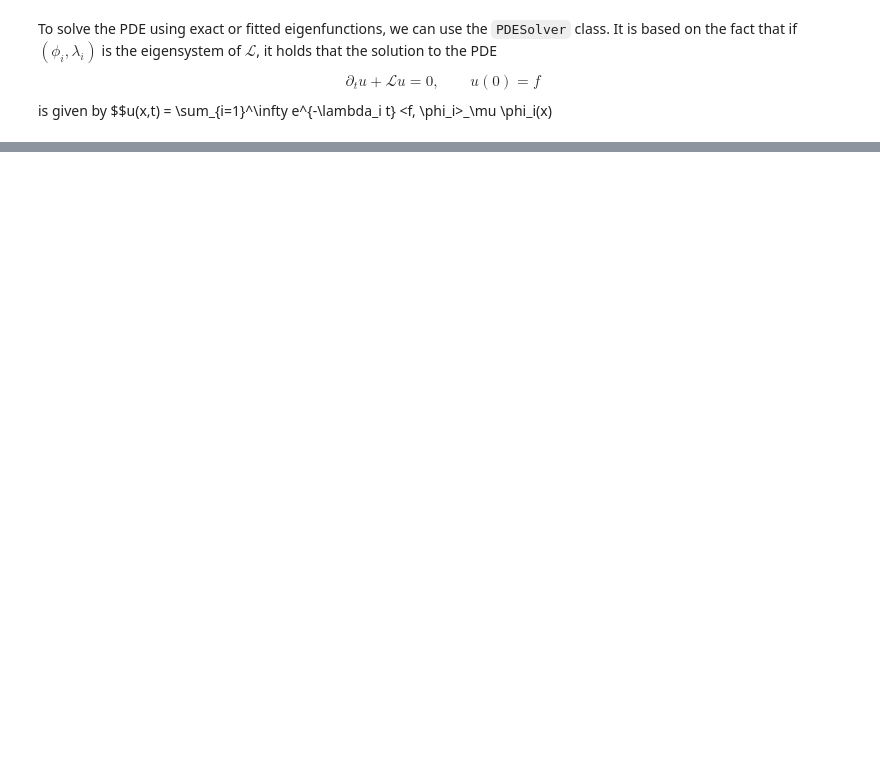
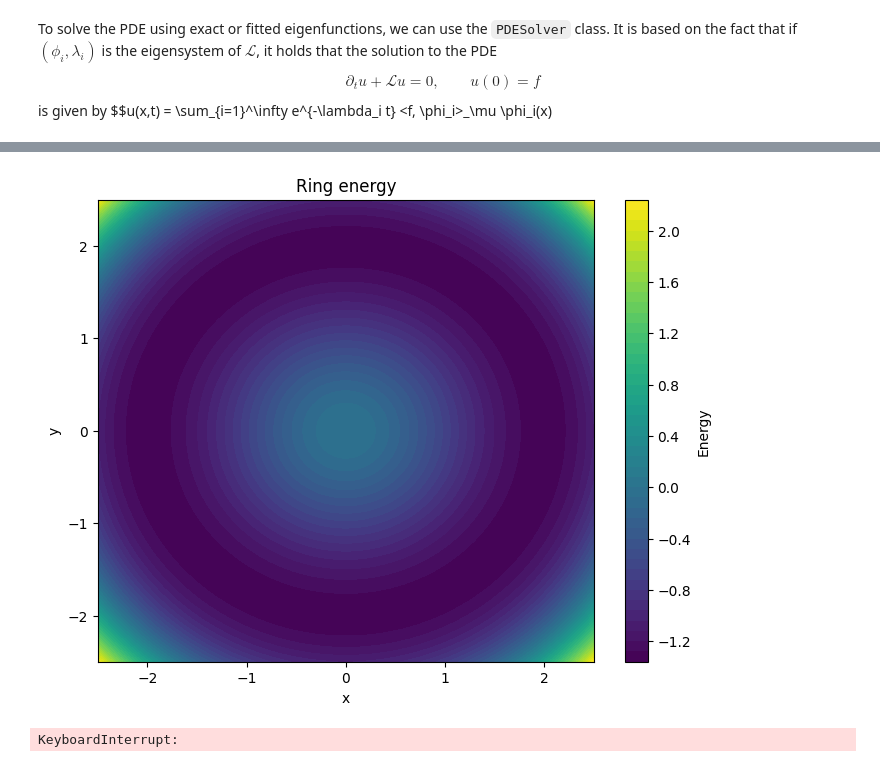
Before and after one commit to lclaeys/eigenfunction-solver, a Jupyter notebook: clean_notebooks/pde_solving.ipynb, the cells around one changed output, grey strips where cells are left out. Saved outputs shown, nothing was run; the diff lists cells and outputs as text; code cells hidden in the pictures; blank space fills up the shorter version.

```diff
--- a/clean_notebooks/pde_solving.ipynb
+++ b/clean_notebooks/pde_solving.ipynb
@@ -347,0 +346,4 @@ for i, func in enumerate(funcs):
+# %%
+dim = 2
+
+energy = RingEnergy(dim)
@@ -347,0 +366,41 @@ for i, func in enumerate(funcs):
+# %%
+x_range = (-2.5,2.5)
+y_range = (-2.5,2.5)
+
+resolution = 100
+
+x = torch.linspace(*x_range, resolution)
+y = torch.linspace(*y_range, resolution)
+grid_x, grid_y = torch.meshgrid(x, y, indexing='ij')  # 'ij' indexing ensures consistent axes
+
+# Flatten the grid for batched evaluation
+grid_points = torch.stack([grid_x.flatten(), grid_y.flatten()], dim=-1)  # Shape: (resolution^2, 2)
+
+# Evaluate the function on the grid
+grid_z = energy.forward(grid_points)  # Shape: (resolution^2)
+
+# Reshape the output back to the grid shape
+grid_z = grid_z.view(resolution, resolution)
+
+# Visualize the function as a heatmap
+plt.figure(figsize=(8, 6))
+plt.contourf(grid_x, grid_y, grid_z, levels=50, cmap='viridis')
+plt.colorbar(label="Energy")
+plt.title("Ring energy")
+plt.xlabel("x")
+plt.ylabel("y")
+plt.show()
+# %% [output]
+[figure, added]
+# %%
+sampler = LangevinSampler(energy)
+
+N = 10000
+x = torch.ones((N,dim))*4
+
+T = 5
+num_steps = 50000*T
+
+samples = sampler.simulate_full(x,T,num_steps)
+# %% [output]
+KeyboardInterrupt:
```
Also changed, not shown: parts of 19 cells of this notebook, 2 other files.
